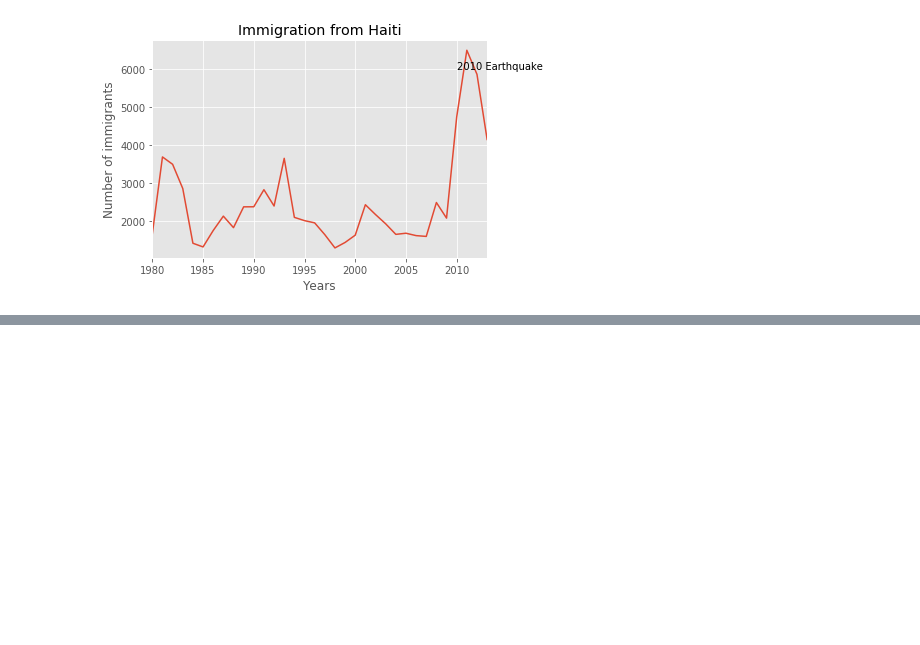
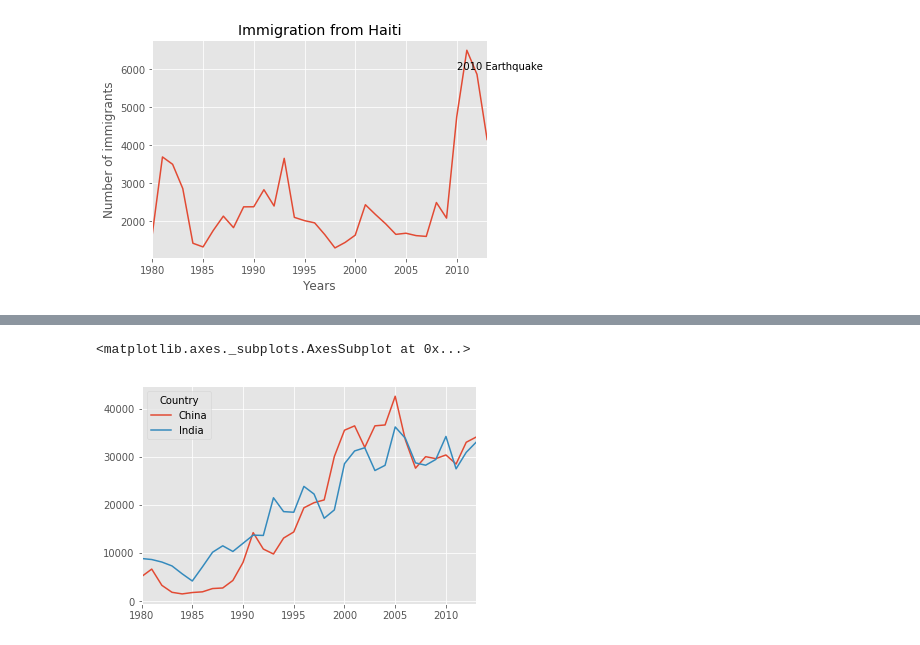
Before and after one commit to ghaffaru/immigration-data-analytics, a Jupyter notebook: analysis.ipynb, the cells around one changed output, grey strips where cells are left out. Drawn from its saved outputs; the diff is of its cells as text; code cells hidden in the pictures; blank space fills up the shorter version.

Commit message:
china & india immig

```diff
--- a/analysis.ipynb
+++ b/analysis.ipynb
@@ -313,3 +313,6 @@ plt.text(2010, 6000, '2010 Earthquake')
 # %% [output]
 Text(2010,6000,'2010 Earthquake')
 [figure]
+# %%
+# compare the number of immigrants from India and China from 1980 to 2013
+chinaIndia = df_can.loc[['China', 'India'], years]
@@ -315,0 +327,3 @@ Text(2010,6000,'2010 Earthquake')
+# %%
+chinaIndia = chinaIndia.transpose()
+chinaIndia.head()
@@ -315,0 +337,5 @@ Text(2010,6000,'2010 Earthquake')
+# %%
+chinaIndia.plot(kind='line')
+# %% [output]
+<matplotlib.axes._subplots.AxesSubplot at 0x...>
+[figure, added]
```
Also changed, not shown: parts of 2 cells of this notebook.
